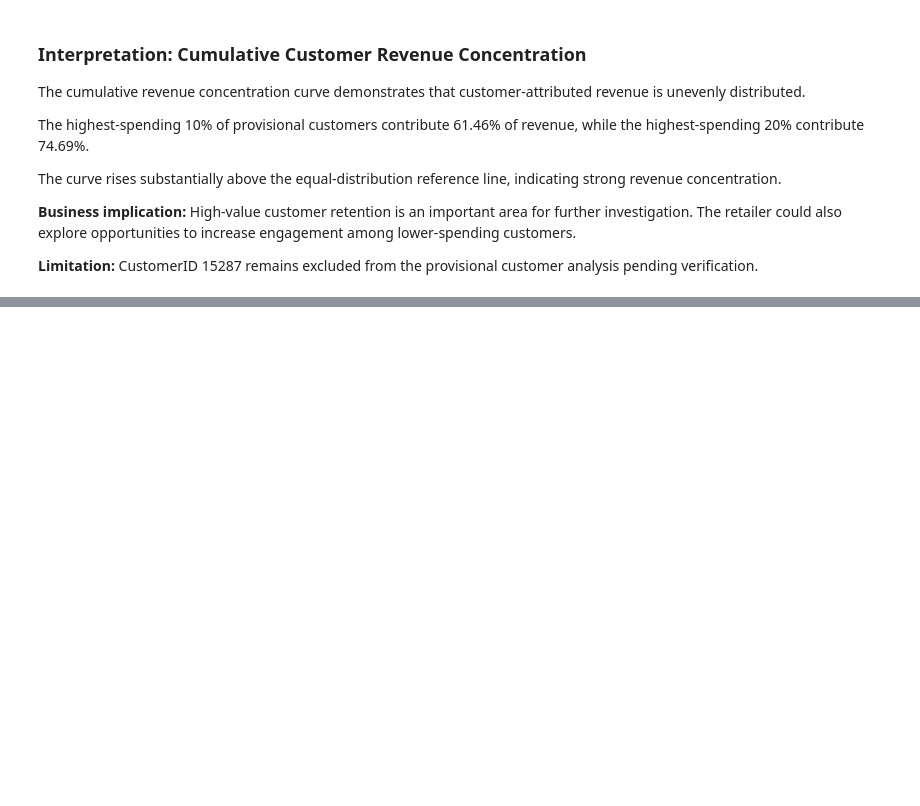
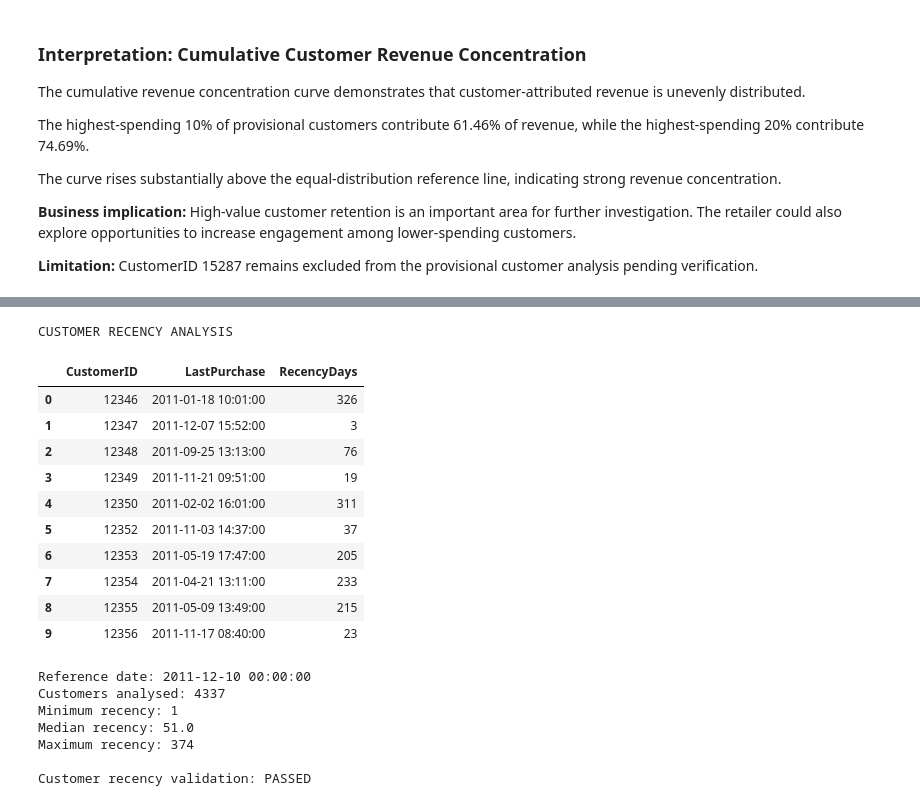
Before and after one commit to SeunJoy/Online-Retail-Intelligence-Capstone, a Jupyter notebook: jupyter_notebooks/03_exploratory_data_analysis.ipynb, the cells around one changed output, grey strips where cells are left out. Cells and saved outputs as stored; diff of their text form; code cells hidden in the pictures; blank space fills up the shorter version.

```diff
--- a/jupyter_notebooks/03_exploratory_data_analysis.ipynb
+++ b/jupyter_notebooks/03_exploratory_data_analysis.ipynb
@@ -2040,0 +2050,58 @@ provisional customer analysis pending verification.
+# %%
+
+# STEP 112: Identify the latest transaction date.
+# We use the final recorded purchase in the customer-analysis dataset.
+latest_purchase_date = df_customer_sales["InvoiceDate"].max()
+
+# STEP 113: Establish the reference date.
+# Adding one day ensures the most recent customer has a positive recency.
+reference_date = latest_purchase_date.normalize() + pd.Timedelta(days=1)
+
+# STEP 114: Calculate each customer's most recent purchase.
+customer_recency = (
+    df_customer_sales.groupby("CustomerID")["InvoiceDate"]
+    .max()
+    .reset_index(name="LastPurchase")
+)
+
+# STEP 115: Calculate customer recency in whole calendar days.
+customer_recency["RecencyDays"] = (
+    reference_date - customer_recency["LastPurchase"].dt.normalize()
+).dt.days
+
+# STEP 116: Validate the recency calculations.
+assert customer_recency["CustomerID"].is_unique
+assert customer_recency["RecencyDays"].notna().all()
+assert (customer_recency["RecencyDays"] >= 1).all()
+
+# STEP 117: Display the first 10 customers.
+print("CUSTOMER RECENCY ANALYSIS")
+display(customer_recency.head(10))
+
+# STEP 118: Summarise the results.
+print("\nReference date:", reference_date)
+print("Customers analysed:", len(customer_recency))
+print("Minimum recency:", customer_recency["RecencyDays"].min())
+print("Median recency:", customer_recency["RecencyDays"].median())
+print("Maximum recency:", customer_recency["RecencyDays"].max())
+print("\nCustomer recency validation: PASSED")
+# %% [output]
+CUSTOMER RECENCY ANALYSIS
+|  | CustomerID | LastPurchase | RecencyDays |
+| 0 | 12346 | 2011-01-18 10:01:00 | 326 |
+| 1 | 12347 | 2011-12-07 15:52:00 | 3 |
+| 2 | 12348 | 2011-09-25 13:13:00 | 76 |
+| 3 | 12349 | 2011-11-21 09:51:00 | 19 |
+| 4 | 12350 | 2011-02-02 16:01:00 | 311 |
+| 5 | 12352 | 2011-11-03 14:37:00 | 37 |
+| 6 | 12353 | 2011-05-19 17:47:00 | 205 |
+| 7 | 12354 | 2011-04-21 13:11:00 | 233 |
+| 8 | 12355 | 2011-05-09 13:49:00 | 215 |
+| 9 | 12356 | 2011-11-17 08:40:00 | 23 |
+Reference date: 2011-12-10 00:00:00
+Customers analysed: 4337
+Minimum recency: 1
+Median recency: 51.0
+Maximum recency: 374
+
+Customer recency validation: PASSED
```
Also changed, not shown: parts of 10 cells of this notebook, 1 other file.
